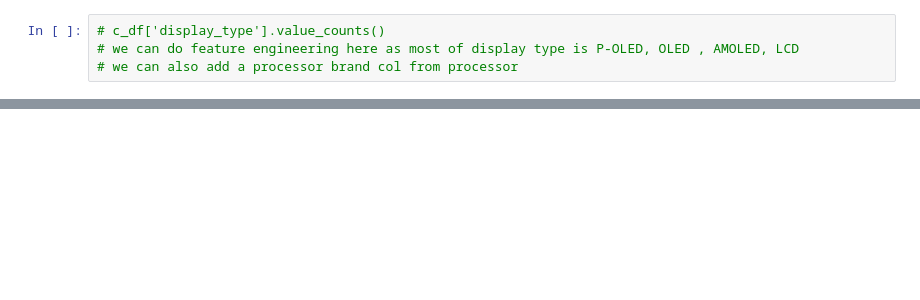
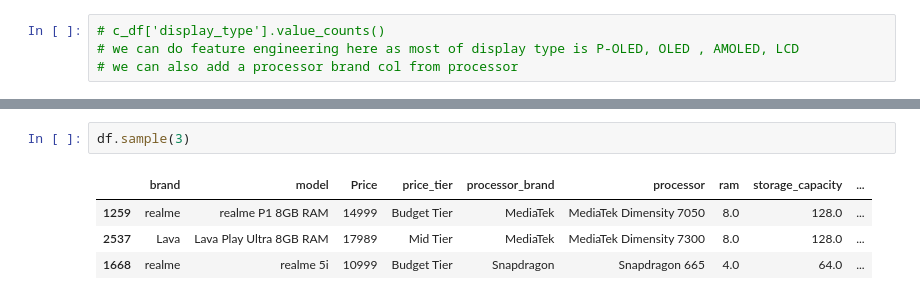
Before and after one commit to harshit00052/91-mobiles-smartphone-analysis, a Jupyter notebook: Analysis/EDA.ipynb, the cells around one changed output, grey strips where cells are left out. Saved outputs shown, nothing was run; the diff lists cells and outputs as text; blank space fills up the shorter version.

```diff
--- a/Analysis/EDA.ipynb
+++ b/Analysis/EDA.ipynb
@@ -64,0 +62,7 @@ memory usage: 423.3 KB
+# %%
+df.sample(3)
+# %% [output]
+|  | brand | model | Price | price_tier | processor_brand | processor | ram | storage_capacity | ... |
+| 1259 | realme | realme P1 8GB RAM | 14999 | Budget Tier | MediaTek | MediaTek Dimensity 7050 | 8.0 | 128.0 | ... |
+| 2537 | Lava | Lava Play Ultra 8GB RAM | 17989 | Mid Tier | MediaTek | MediaTek Dimensity 7300 | 8.0 | 128.0 | ... |
+| 1668 | realme | realme 5i | 10999 | Budget Tier | Snapdragon | Snapdragon 665 | 4.0 | 64.0 | ... |
```
Also changed, not shown: parts of 16 cells of this notebook, 2 other files.
